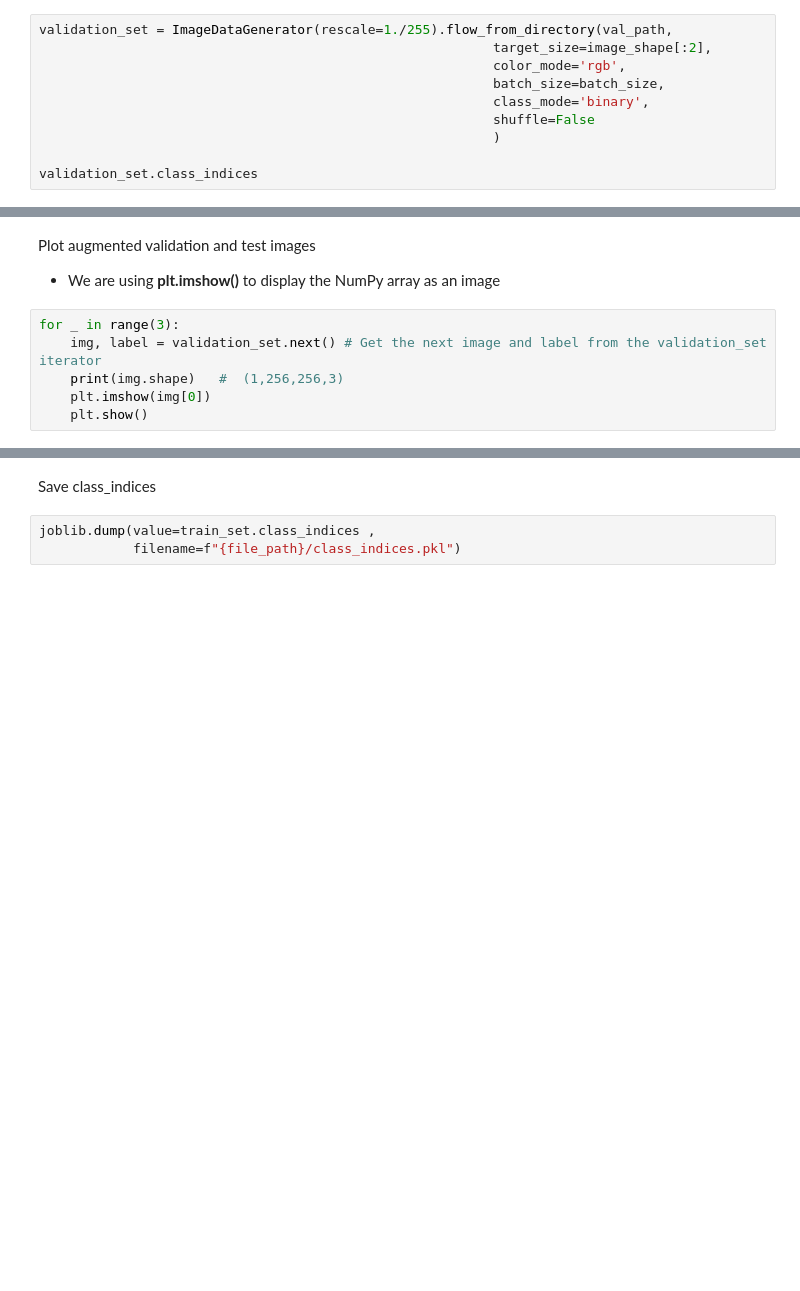
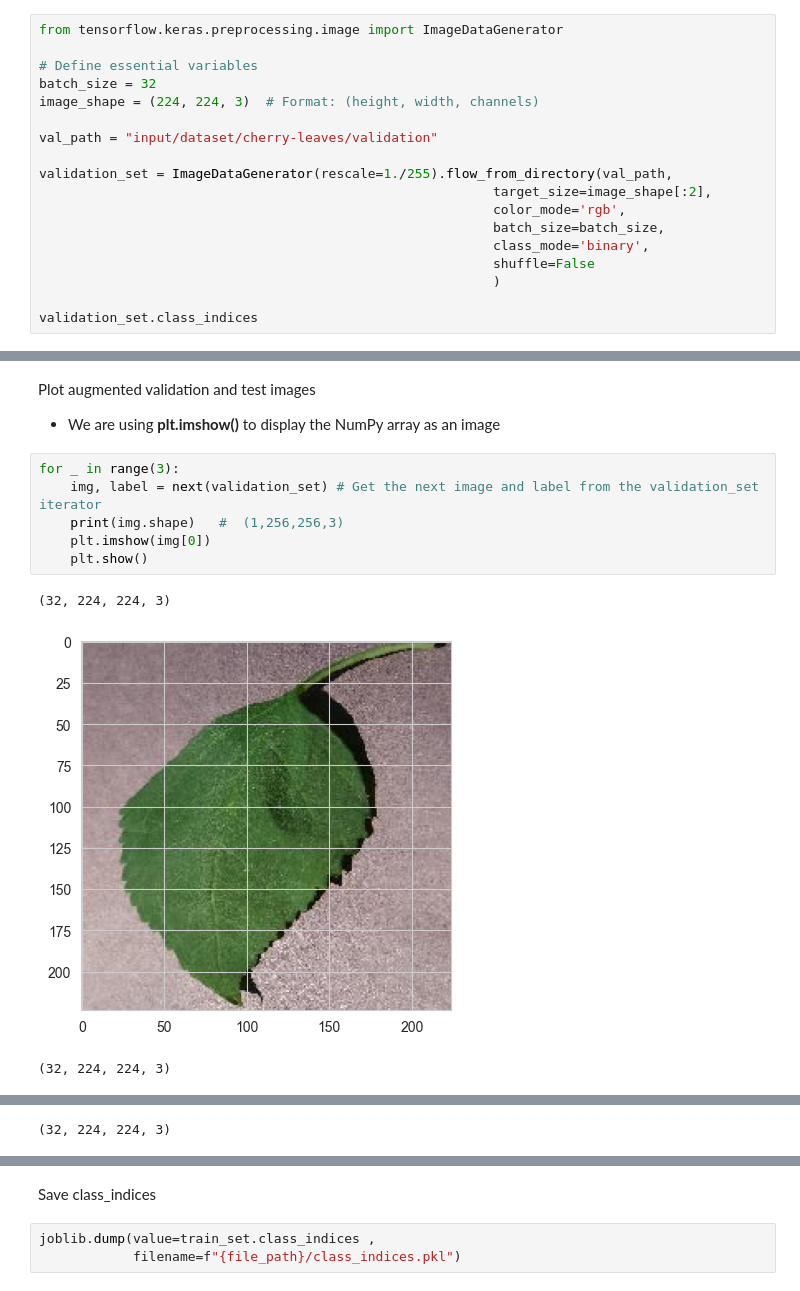
Before and after one commit to Bobrac3023/Project5_Mildew_Detection_in_Cherry_Leaves, a Jupyter notebook: jupyter_notebooks/Modeliling and Evaluation.ipynb, the cells around one changed output, grey strips where cells are left out. Cells and saved outputs as stored; diff of their text form; blank space fills up the shorter version.

```diff
--- a/jupyter_notebooks/Modeliling and Evaluation.ipynb
+++ b/jupyter_notebooks/Modeliling and Evaluation.ipynb
@@ -237,6 +248,14 @@ Augment validation image dataset
   - We first need to build our data set with large numbers of images of different scenarios so that we can train our model.
   - We  then use the Test and Validation datasets to simply test if our model is working
 # %%
+from tensorflow.keras.preprocessing.image import ImageDataGenerator
+
+# Define essential variables
+batch_size = 32
+image_shape = (224, 224, 3)  # Format: (height, width, channels)
+
+val_path = "input/dataset/cherry-leaves/validation"
+
 validation_set = ImageDataGenerator(rescale=1./255).flow_from_directory(val_path,
                                                           target_size=image_shape[:2],
                                                           color_mode='rgb',
@@ -290,7 +337,11 @@ Plot augmented validation and test images
 - We are using **plt.imshow()** to display the NumPy array as an image
 # %%
 for _ in range(3):
-    img, label = validation_set.next() # Get the next image and label from the validation_set iterator
+    img, label = next(validation_set) # Get the next image and label from the validation_set iterator
     print(img.shape)   #  (1,256,256,3)
     plt.imshow(img[0])
     plt.show()
+# %% [output]
+(32, 224, 224, 3)
+[figure, added]
+(32, 224, 224, 3)
@@ -296,0 +349 @@ for _ in range(3):
+(32, 224, 224, 3)
```
Also changed, not shown: parts of 17 cells of this notebook, 5 other files.
